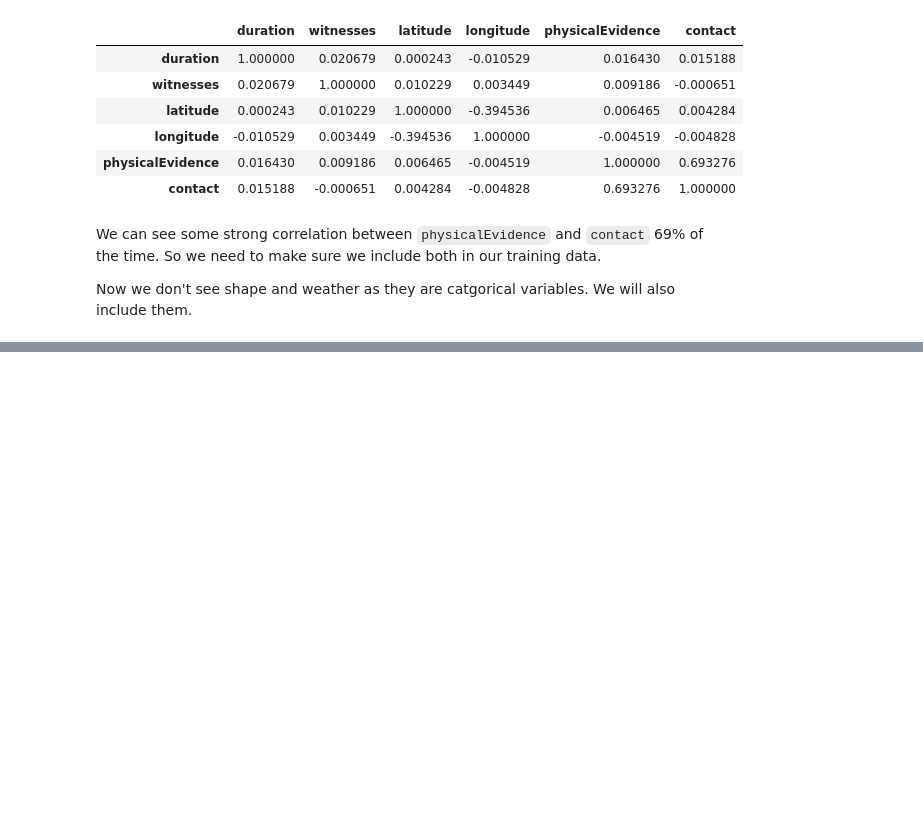
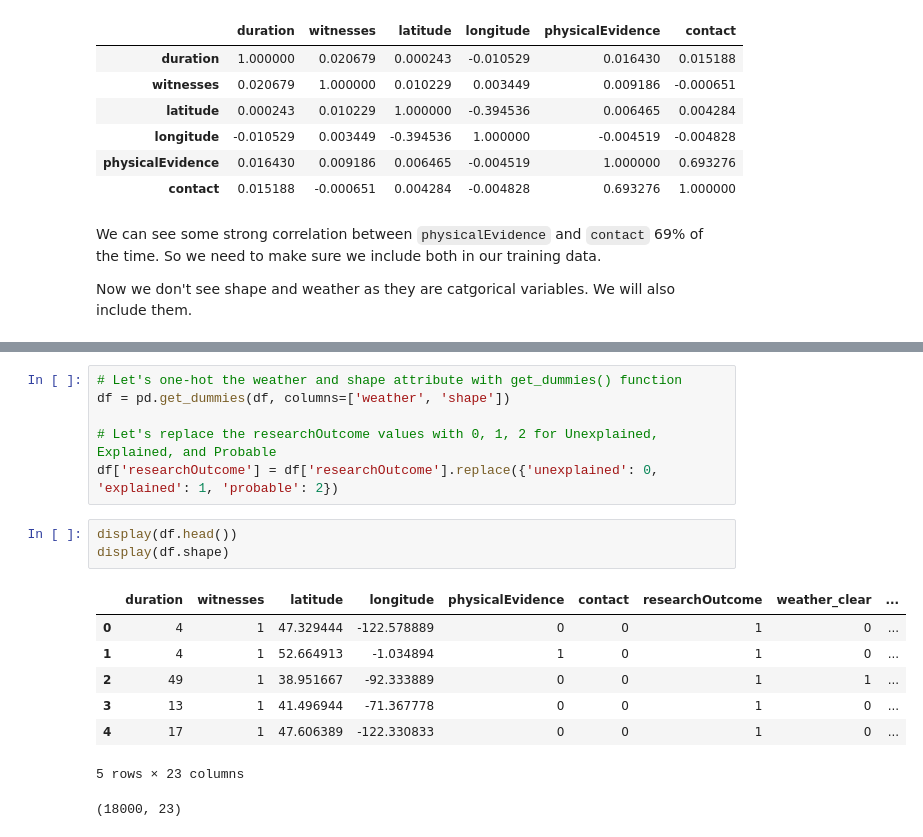
Before and after one commit to FabG/ml-aws-specialty-lab, a Jupyter notebook: 6-algorithms/ufo-algorithms-lab.ipynb, the cells around one changed output, grey strips where cells are left out. Cells and saved outputs as stored; diff of their text form; blank space fills up the shorter version.

```diff
--- a/6-algorithms/ufo-algorithms-lab.ipynb
+++ b/6-algorithms/ufo-algorithms-lab.ipynb
@@ -255,0 +278,18 @@ Now we don't see shape and weather as they are catgorical variables. We will als
+# %%
+# Let's one-hot the weather and shape attribute with get_dummies() function
+df = pd.get_dummies(df, columns=['weather', 'shape'])
+
+# Let's replace the researchOutcome values with 0, 1, 2 for Unexplained, Explained, and Probable
+df['researchOutcome'] = df['researchOutcome'].replace({'unexplained': 0, 'explained': 1, 'probable': 2})
+# %%
+display(df.head())
+display(df.shape)
+# %% [output]
+|  | duration | witnesses | latitude | longitude | physicalEvidence | contact | researchOutcome | weather_clear | ... |
+| 0 | 4 | 1 | 47.329444 | -122.578889 | 0 | 0 | 1 | 0 | ... |
+| 1 | 4 | 1 | 52.664913 | -1.034894 | 1 | 0 | 1 | 0 | ... |
+| 2 | 49 | 1 | 38.951667 | -92.333889 | 0 | 0 | 1 | 1 | ... |
+| 3 | 13 | 1 | 41.496944 | -71.367778 | 0 | 0 | 1 | 0 | ... |
+| 4 | 17 | 1 | 47.606389 | -122.330833 | 0 | 0 | 1 | 0 | ... |
+5 rows × 23 columns
+(18000, 23)
```
Also changed, not shown: parts of 4 cells of this notebook.
